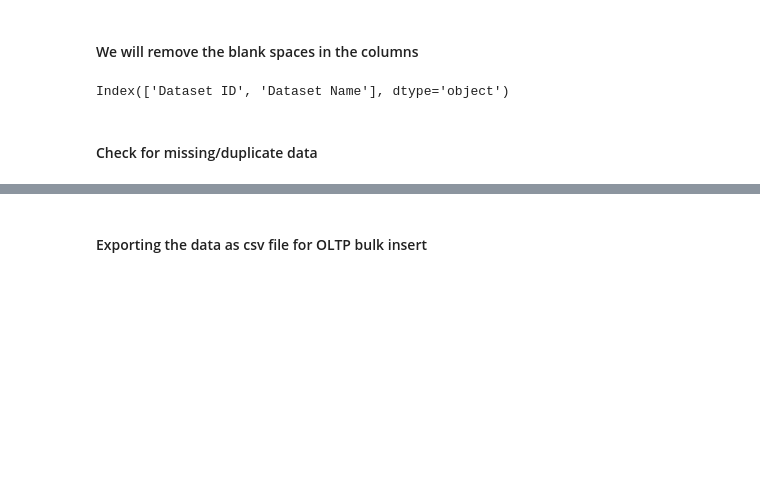
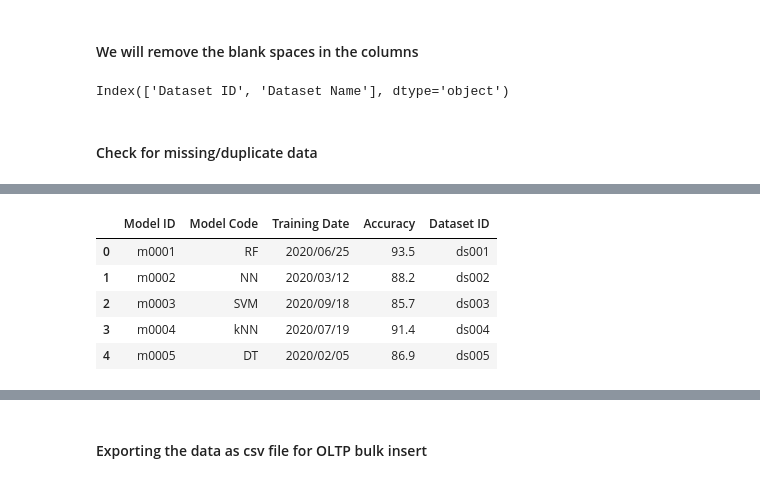
Before and after one commit to j00ny1/DENG_CA2, a Jupyter notebook: data_wrangling.ipynb, the cells around one changed output, grey strips where cells are left out. Saved outputs shown, nothing was run; the diff lists cells and outputs as text; code cells hidden in the pictures; blank space fills up the shorter version.

Commit message:
extracted excel sheets into csv

```diff
--- a/data_wrangling.ipynb
+++ b/data_wrangling.ipynb
@@ -213,0 +235,10 @@ Index(['Dataset ID', 'Dataset Name'], dtype='object')
+# %%
+model = pd.read_excel('modeling.xlsx', sheet_name='model')
+model.head()
+# %% [output]
+|  | Model ID | Model Code | Training Date | Accuracy | Dataset ID |
+| 0 | m0001 | RF | 2020/06/25 | 93.5 | ds001 |
+| 1 | m0002 | NN | 2020/03/12 | 88.2 | ds002 |
+| 2 | m0003 | SVM | 2020/09/18 | 85.7 | ds003 |
+| 3 | m0004 | kNN | 2020/07/19 | 91.4 | ds004 |
+| 4 | m0005 | DT | 2020/02/05 | 86.9 | ds005 |
```
Also changed, not shown: parts of 16 cells of this notebook, 4 other files.
